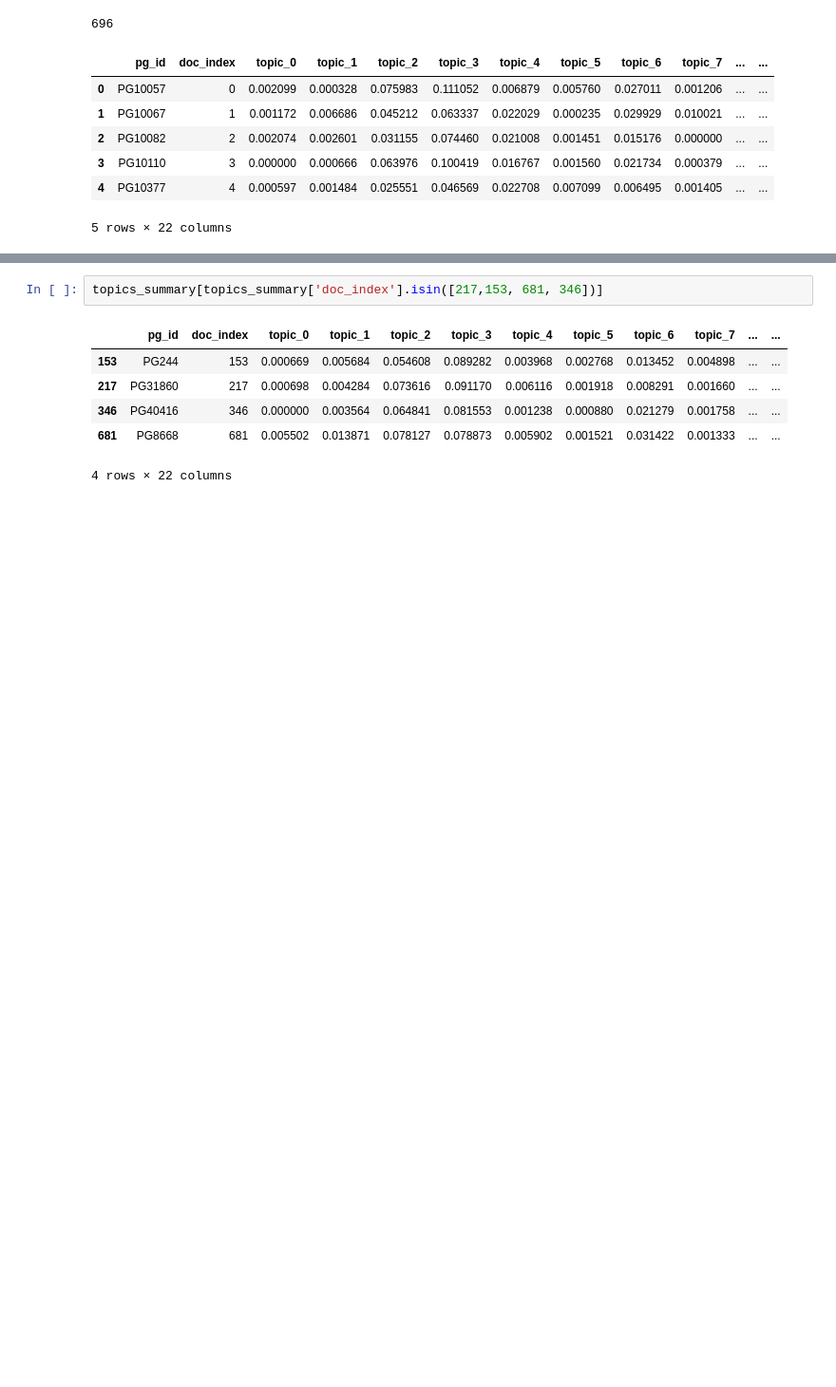
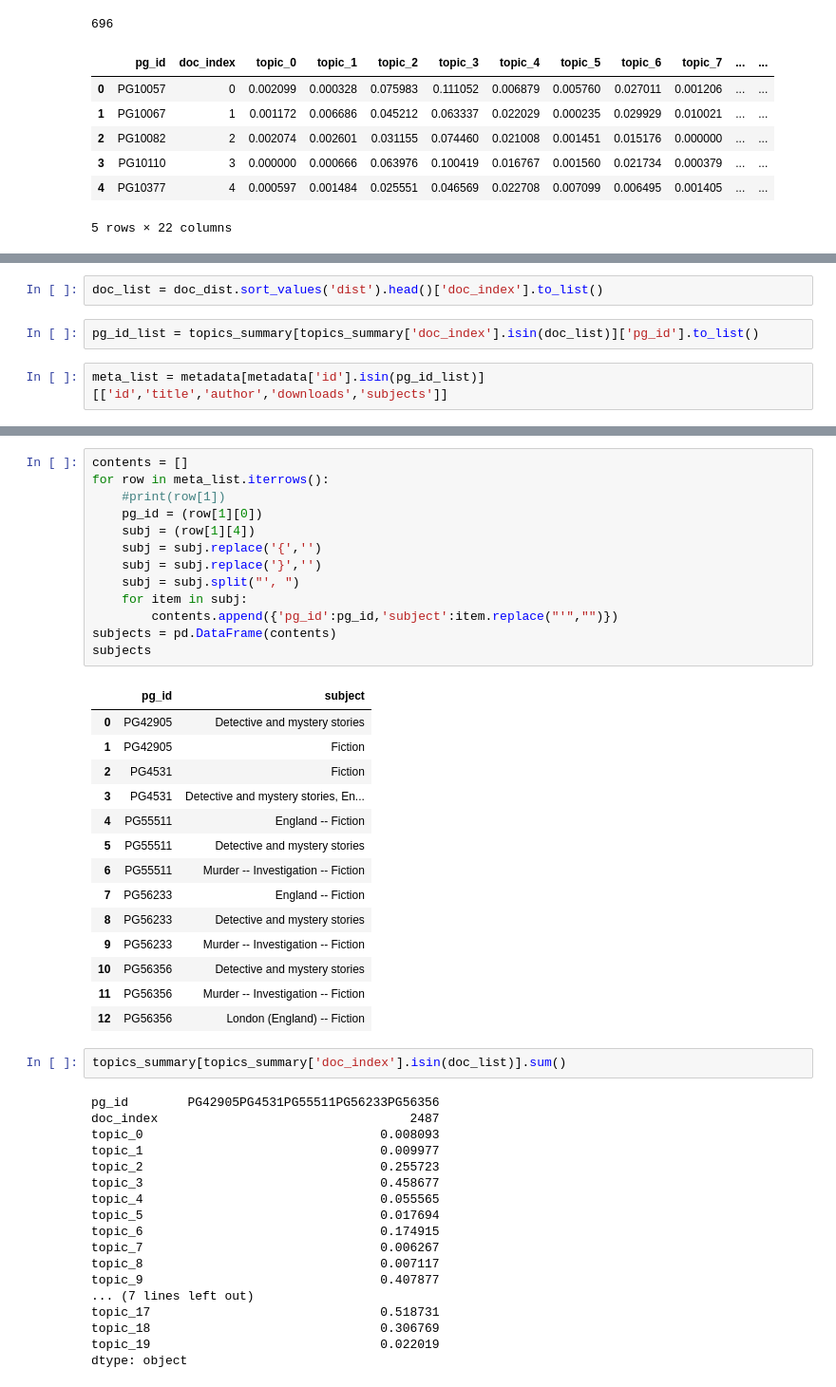
Before and after one commit to maggimckenzie/capstone_mm, a Jupyter notebook: notebooks/detective_and_mystery_lda04.ipynb, the cells around one changed output, grey strips where cells are left out. Shown at 95% size. Drawn from its saved outputs; the diff is of its cells as text; blank space fills up the shorter version.

```diff
--- a/notebooks/detective_and_mystery_lda04.ipynb
+++ b/notebooks/detective_and_mystery_lda04.ipynb
@@ -629,0 +646,6 @@ doc_dist.sort_values('dist')
+# %%
+doc_list = doc_dist.sort_values('dist').head()['doc_index'].to_list()
+# %%
+pg_id_list = topics_summary[topics_summary['doc_index'].isin(doc_list)]['pg_id'].to_list()
+# %%
+meta_list = metadata[metadata['id'].isin(pg_id_list)][['id','title','author','downloads','subjects']]
@@ -630,9 +661,48 @@ doc_dist.sort_values('dist')
+# %%
+contents = []
+for row in meta_list.iterrows():
+    #print(row[1])
+    pg_id = (row[1][0])
+    subj = (row[1][4])
+    subj = subj.replace('{','')
+    subj = subj.replace('}','')
+    subj = subj.split("', ")
+    for item in subj:
+        contents.append({'pg_id':pg_id,'subject':item.replace("'","")})
+subjects = pd.DataFrame(contents)
+subjects
+# %% [output]
+|  | pg_id | subject |
+| 0 | PG42905 | Detective and mystery stories |
+| 1 | PG42905 | Fiction |
+| 2 | PG4531 | Fiction |
+| 3 | PG4531 | Detective and mystery stories, En... |
+| 4 | PG55511 | England -- Fiction |
+| 5 | PG55511 | Detective and mystery stories |
+| 6 | PG55511 | Murder -- Investigation -- Fiction |
+| 7 | PG56233 | England -- Fiction |
+| 8 | PG56233 | Detective and mystery stories |
+| 9 | PG56233 | Murder -- Investigation -- Fiction |
+| 10 | PG56356 | Detective and mystery stories |
+| 11 | PG56356 | Murder -- Investigation -- Fiction |
+| 12 | PG56356 | London (England) -- Fiction |
 # %%
-topics_summary[topics_summary['doc_index'].isin([217,153, 681, 346])]
+topics_summary[topics_summary['doc_index'].isin(doc_list)].sum()
 # %% [output]
-|  | pg_id | doc_index | topic_0 | topic_1 | topic_2 | topic_3 | topic_4 | topic_5 | topic_6 | topic_7 | ... | ... |
-| 153 | PG244 | 153 | 0.000669 | 0.005684 | 0.054608 | 0.089282 | 0.003968 | 0.002768 | 0.013452 | 0.004898 | ... | ... |
-| 217 | PG31860 | 217 | 0.000698 | 0.004284 | 0.073616 | 0.091170 | 0.006116 | 0.001918 | 0.008291 | 0.001660 | ... | ... |
-| 346 | PG40416 | 346 | 0.000000 | 0.003564 | 0.064841 | 0.081553 | 0.001238 | 0.000880 | 0.021279 | 0.001758 | ... | ... |
-| 681 | PG8668 | 681 | 0.005502 | 0.013871 | 0.078127 | 0.078873 | 0.005902 | 0.001521 | 0.031422 | 0.001333 | ... | ... |
-4 rows × 22 columns
+pg_id        PG42905PG4531PG55511PG56233PG56356
+doc_index                                  2487
+topic_0                                0.008093
+topic_1                                0.009977
+topic_2                                0.255723
+topic_3                                0.458677
+topic_4                                0.055565
+topic_5                                0.017694
+topic_6                                0.174915
+topic_7                                0.006267
+topic_8                                0.007117
+topic_9                                0.407877
+... (7 lines left out)
+topic_17                               0.518731
+topic_18                               0.306769
+topic_19                               0.022019
+dtype: object
```
Also changed, not shown: parts of 14 cells of this notebook, 2 other files.
